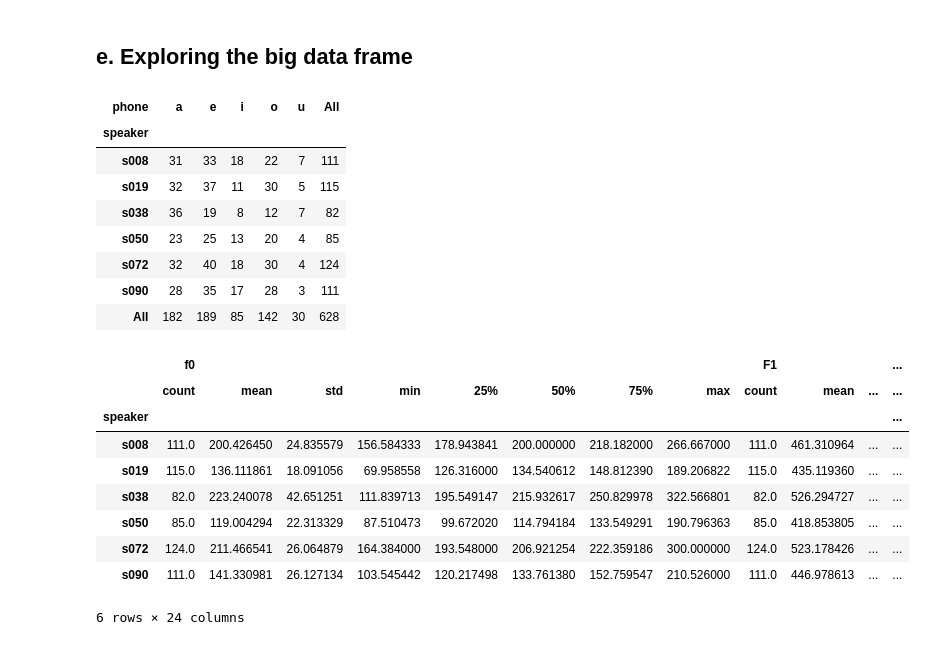
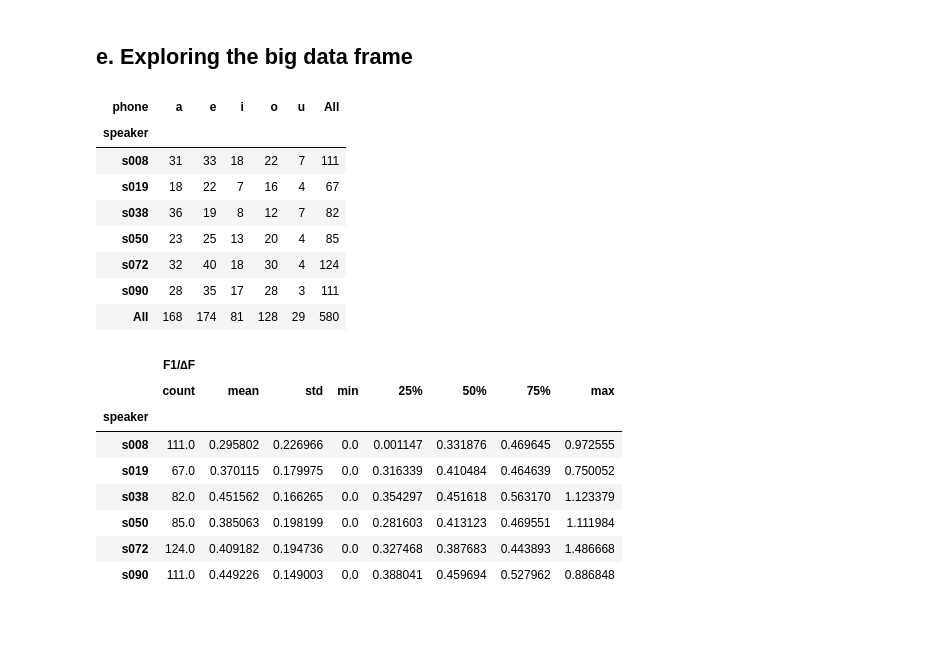
Before and after one commit to phonetics-projects/phonlab, a Jupyter notebook: examples/4_Dimex_vowels.ipynb, the cells around one changed output. Saved outputs shown, nothing was run; the diff lists cells and outputs as text; code cells hidden in the pictures.

```diff
--- a/examples/4_Dimex_vowels.ipynb
+++ b/examples/4_Dimex_vowels.ipynb
@@ -53,12 +58,12 @@ corpus_list.head()
 * Here we will just construct a small data frame instead of reading in a talker info spreadsheet
 * In addition to  demographics, we also include some analysis parameters for formant and pitch tracking
 # %%
-talkers = pd.DataFrame([["s008", "F", 6000, 10,2,[120,300]],
-                        ["s019", "M", 5500, 12, 1, [60,220]],
-                        ["s038", "F", 5500, 10, 2, [100,350]],
-                        ["s050", "M", 5000, 12, 1, [50,200]],
-                        ["s072", "F", 5500, 10, 2, [150,300]],
-                        ["s090", "M", 5000, 12, 1, [80,240]]],
+talkers = pd.DataFrame([["s008", "F", 6000, 10,1,[120,300]],
+                        ["s019", "M", 5500, 12, 0, [60,220]],
+                        ["s038", "F", 5500, 10, 1, [100,350]],
+                        ["s050", "M", 5000, 12, 0, [50,200]],
+                        ["s072", "F", 5500, 10, 1, [150,300]],
+                        ["s090", "M", 5000, 12, 0, [80,240]]],
                        columns = ('subj','gender','ceiling', 'order','ifc_speaker','pitch_range'))
 '''
     'ceiling':     a parameter used in Praat formant tracking
@@ -80,18 +90,20 @@ corpus_list.head()
 * tracks the formants in the file
 * saves the formant tracking results in a csv file for later use
 # %%
-overwrite = False
+overwrite = True
 for row in corpus_list.itertuples():
     wav_name = path_to_corpus / row.relpath / row.fname  # Full path to .wav file
     formant_name = f"{row.barename}_formants.csv"
     result_name = path_to_results / row.relpath / formant_name   # Full path to result
     if overwrite is True or not result_name.exists():
         x,fs = phon.loadsig(wav_name,chansel=[0])  # read in the audio
-        fdf = phon.track_formants(x,fs, method='ifc',
-                                  speaker = row.ifc_speaker,
-                                  order=row.order,
-                                  f0_range = row.pitch_range,
-                                 quiet=True)  # compute formant frequencies
+        #fdf = phon.track_formants(x,fs, method='ifc',
+        #                          speaker = row.ifc_speaker,
+        #                          order=row.order,
+        #                          f0_range = row.pitch_range,
+        #                         quiet=True)  # compute formant frequencies
+
+        fdf,A = phon.RLPC_formants(x,fs, order=row.order, l=0.025)  # compute formant frequencies
 
         result_name.parent.mkdir(parents=True, exist_ok=True)  # Make sure parent dir exists
 
@@ -167,7 +197,7 @@ def process_a_dimex_file(row):
     fmtsdf = pd.read_csv(result_name)  # read in the csv of formants measurements
 
     vowelsdf = phon.interpolate_measures(
-        meas_df=fmtsdf[['sec','f0','F1', 'F2', 'F3', 'F4']],  # time axis and cols to interpolate
+        meas_df=fmtsdf[['sec','F1', 'F2', 'F3', 'F4']],  # time axis and cols to interpolate
         meas_ts='sec',        # time index in the measurements dataframe
         interp_df=vowelsdf,       # textgrid dataframe
         interp_ts='obs_t',  # target observation times in the textgrid
@@ -220,16 +249,5 @@ s090
 # %%
-def deltaf_norm(df):
 
-    deltaf = np.nanmean([[df['F1']/0.5],[df['F2']/1.5],[df['F3']/2.5],[df['F4']/3.5]])
-
-    df['F1/∆F'] = df['F1']/deltaf
-    df['F2/∆F'] = df['F2']/deltaf
-    df['F3/∆F'] = df['F3']/deltaf
-    df['deltaF'] = deltaf
-
-    return df
-
-all_data = all_data.groupby("speaker").apply(deltaf_norm,include_groups=False).reset_index()  # apply normalization function
-all_data.drop(columns=['level_1'], inplace=True)  # clean up the dataframe
-all_data
+normalized = phon.deltaF_norm(all_data,column="speaker")
+normalized.head()
 # %% [output]
@@ -249,28 +255,27 @@ all_data
 # %% [markdown]
 ## e. Exploring the big data frame
 # %%
-pd.crosstab(all_data.speaker,all_data.phone,margins=True)
+pd.crosstab(normalized.speaker,normalized.phone,margins=True)
 # %% [output]
 | phone | a | e | i | o | u | All |
 | speaker |  |  |  |  |  |  |
 | s008 | 31 | 33 | 18 | 22 | 7 | 111 |
-| s019 | 32 | 37 | 11 | 30 | 5 | 115 |
+| s019 | 18 | 22 | 7 | 16 | 4 | 67 |
 | s038 | 36 | 19 | 8 | 12 | 7 | 82 |
 | s050 | 23 | 25 | 13 | 20 | 4 | 85 |
 | s072 | 32 | 40 | 18 | 30 | 4 | 124 |
 | s090 | 28 | 35 | 17 | 28 | 3 | 111 |
-| All | 182 | 189 | 85 | 142 | 30 | 628 |
+| All | 168 | 174 | 81 | 128 | 29 | 580 |
 # %%
-all_data[['speaker', 'f0','F1', 'F2']].groupby(['speaker']).describe()
+normalized[['speaker','F1/∆F']].groupby(['speaker']).describe()
 # %% [output]
-|  | f0 |  |  |  |  |  |  |  | F1 |  |  | ... |
-|  | count | mean | std | min | 25% | 50% | 75% | max | count | mean | ... | ... |
-| speaker |  |  |  |  |  |  |  |  |  |  |  | ... |
-| s008 | 111.0 | 200.426450 | 24.835579 | 156.584333 | 178.943841 | 200.000000 | 218.182000 | 266.667000 | 111.0 | 461.310964 | ... | ... |
-| s019 | 115.0 | 136.111861 | 18.091056 | 69.958558 | 126.316000 | 134.540612 | 148.812390 | 189.206822 | 115.0 | 435.119360 | ... | ... |
-| s038 | 82.0 | 223.240078 | 42.651251 | 111.839713 | 195.549147 | 215.932617 | 250.829978 | 322.566801 | 82.0 | 526.294727 | ... | ... |
-| s050 | 85.0 | 119.004294 | 22.313329 | 87.510473 | 99.672020 | 114.794184 | 133.549291 | 190.796363 | 85.0 | 418.853805 | ... | ... |
-| s072 | 124.0 | 211.466541 | 26.064879 | 164.384000 | 193.548000 | 206.921254 | 222.359186 | 300.000000 | 124.0 | 523.178426 | ... | ... |
-| s090 | 111.0 | 141.330981 | 26.127134 | 103.545442 | 120.217498 | 133.761380 | 152.759547 | 210.526000 | 111.0 | 446.978613 | ... | ... |
+|  | F1/∆F |  |  |  |  |  |  |  |
+|  | count | mean | std | min | 25% | 50% | 75% | max |
+| speaker |  |  |  |  |  |  |  |  |
+| s008 | 111.0 | 0.295802 | 0.226966 | 0.0 | 0.001147 | 0.331876 | 0.469645 | 0.972555 |
+| s019 | 67.0 | 0.370115 | 0.179975 | 0.0 | 0.316339 | 0.410484 | 0.464639 | 0.750052 |
+| s038 | 82.0 | 0.451562 | 0.166265 | 0.0 | 0.354297 | 0.451618 | 0.563170 | 1.123379 |
+| s050 | 85.0 | 0.385063 | 0.198199 | 0.0 | 0.281603 | 0.413123 | 0.469551 | 1.111984 |
+| s072 | 124.0 | 0.409182 | 0.194736 | 0.0 | 0.327468 | 0.387683 | 0.443893 | 1.486668 |
+| s090 | 111.0 | 0.449226 | 0.149003 | 0.0 | 0.388041 | 0.459694 | 0.527962 | 0.886848 |
-6 rows × 24 columns
 # %%
```
Also changed, not shown: parts of 11 cells of this notebook, 6 other files.
